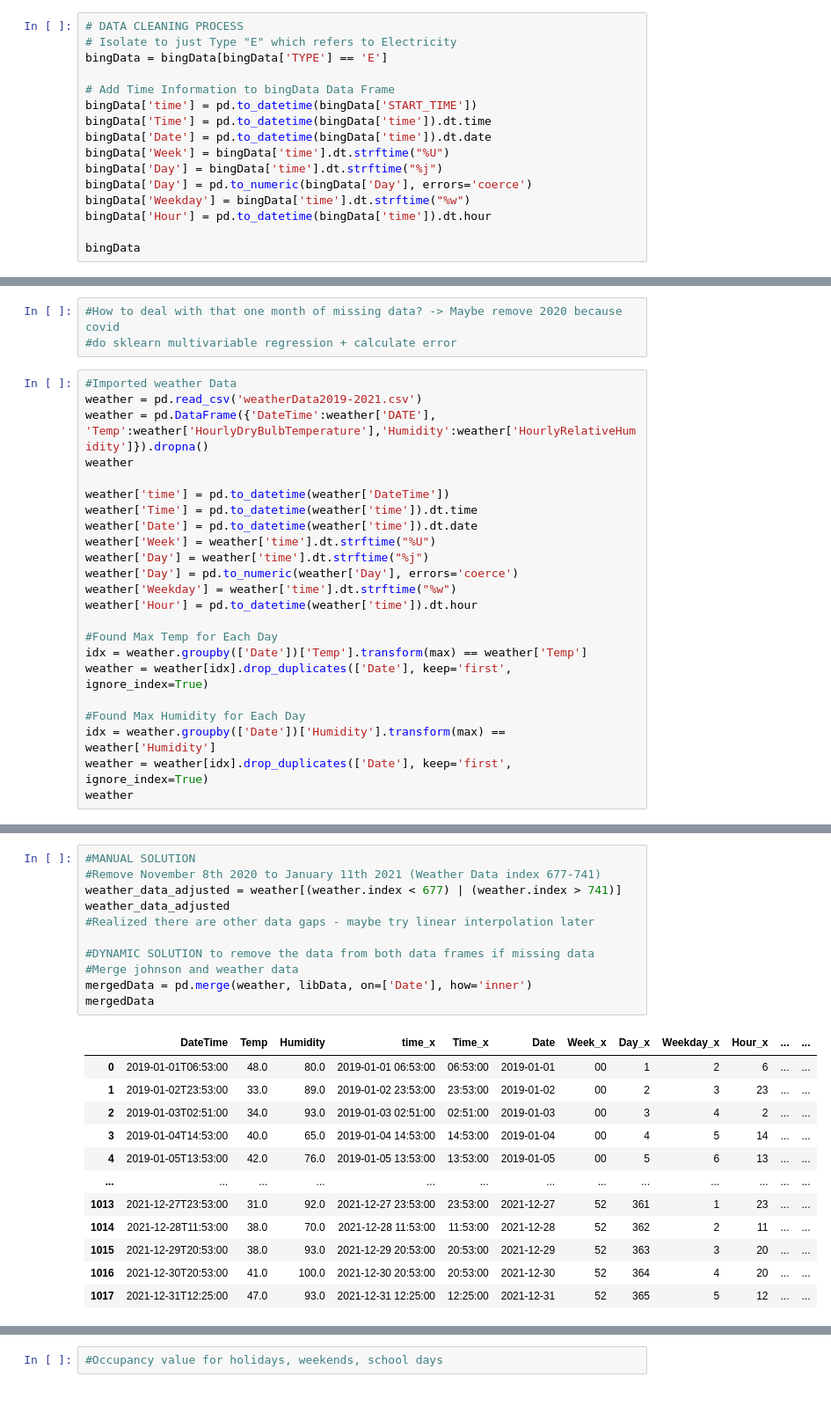
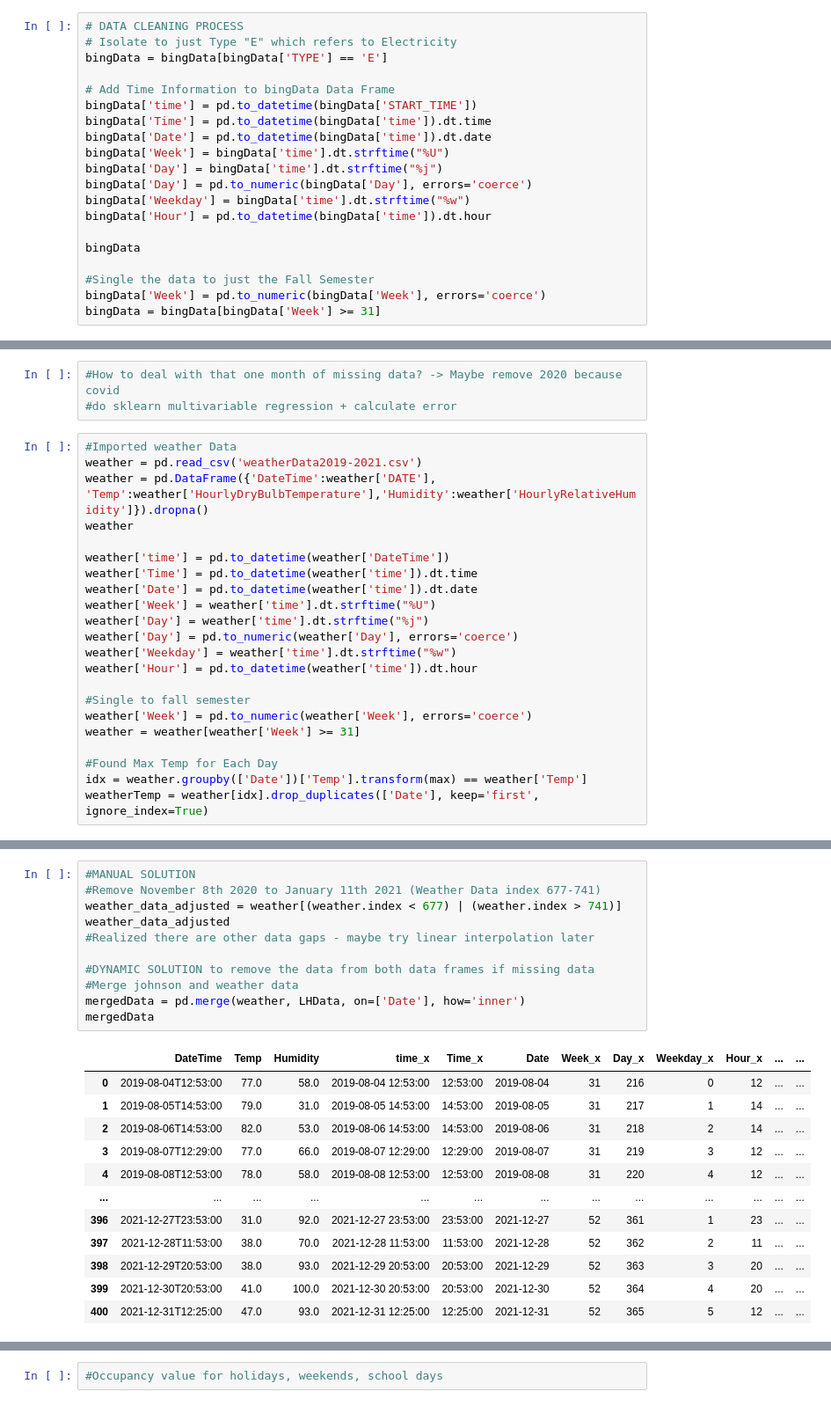
Before and after one commit to AaliyaJakir/energyResearch, a Jupyter notebook: exploring_bing_data.ipynb, the cells around one changed output, grey strips where cells are left out. Shown at 88% size. Saved outputs shown, nothing was run; the diff lists cells and outputs as text.

```diff
--- a/exploring_bing_data.ipynb
+++ b/exploring_bing_data.ipynb
@@ -46,6 +46,10 @@ bingData['Weekday'] = bingData['time'].dt.strftime("%w")
 bingData['Hour'] = pd.to_datetime(bingData['time']).dt.hour
 
 bingData
+
+#Single the data to just the Fall Semester
+bingData['Week'] = pd.to_numeric(bingData['Week'], errors='coerce')
+bingData = bingData[bingData['Week'] >= 31]
 # %% [output]
 A value is trying to be set on a copy of a slice from a DataFrame.
 Try using .loc[row_indexer,col_indexer] = value instead
@@ -139,13 +133,12 @@ weather['Day'] = pd.to_numeric(weather['Day'], errors='coerce')
 weather['Weekday'] = weather['time'].dt.strftime("%w")
 weather['Hour'] = pd.to_datetime(weather['time']).dt.hour
 
+#Single to fall semester
+weather['Week'] = pd.to_numeric(weather['Week'], errors='coerce')
+weather = weather[weather['Week'] >= 31]
+
 #Found Max Temp for Each Day
 idx = weather.groupby(['Date'])['Temp'].transform(max) == weather['Temp']
-weather = weather[idx].drop_duplicates(['Date'], keep='first', ignore_index=True)
-
-#Found Max Humidity for Each Day
-idx = weather.groupby(['Date'])['Humidity'].transform(max) == weather['Humidity']
-weather = weather[idx].drop_duplicates(['Date'], keep='first', ignore_index=True)
-weather
+weatherTemp = weather[idx].drop_duplicates(['Date'], keep='first', ignore_index=True)
 # %% [output]
 Columns (42,43,50,52,74,76,90) have mixed types.Specify dtype option on import or set low_memory=False.
@@ -165,24 +167,24 @@ Columns (42,43,50,52,74,76,90) have mixed types.Specify dtype option on import o
 # %%
 #MANUAL SOLUTION
 #Remove November 8th 2020 to January 11th 2021 (Weather Data index 677-741)
 weather_data_adjusted = weather[(weather.index < 677) | (weather.index > 741)]
 weather_data_adjusted
 #Realized there are other data gaps - maybe try linear interpolation later
 
 #DYNAMIC SOLUTION to remove the data from both data frames if missing data
 #Merge johnson and weather data
-mergedData = pd.merge(weather, libData, on=['Date'], how='inner')
+mergedData = pd.merge(weather, LHData, on=['Date'], how='inner')
 mergedData
 # %% [output]
 |  | DateTime | Temp | Humidity | time_x | Time_x | Date | Week_x | Day_x | Weekday_x | Hour_x | ... | ... |
-| 0 | 2019-01-01T06:53:00 | 48.0 | 80.0 | 2019-01-01 06:53:00 | 06:53:00 | 2019-01-01 | 00 | 1 | 2 | 6 | ... | ... |
-| 1 | 2019-01-02T23:53:00 | 33.0 | 89.0 | 2019-01-02 23:53:00 | 23:53:00 | 2019-01-02 | 00 | 2 | 3 | 23 | ... | ... |
-| 2 | 2019-01-03T02:51:00 | 34.0 | 93.0 | 2019-01-03 02:51:00 | 02:51:00 | 2019-01-03 | 00 | 3 | 4 | 2 | ... | ... |
-| 3 | 2019-01-04T14:53:00 | 40.0 | 65.0 | 2019-01-04 14:53:00 | 14:53:00 | 2019-01-04 | 00 | 4 | 5 | 14 | ... | ... |
-| 4 | 2019-01-05T13:53:00 | 42.0 | 76.0 | 2019-01-05 13:53:00 | 13:53:00 | 2019-01-05 | 00 | 5 | 6 | 13 | ... | ... |
+| 0 | 2019-08-04T12:53:00 | 77.0 | 58.0 | 2019-08-04 12:53:00 | 12:53:00 | 2019-08-04 | 31 | 216 | 0 | 12 | ... | ... |
+| 1 | 2019-08-05T14:53:00 | 79.0 | 31.0 | 2019-08-05 14:53:00 | 14:53:00 | 2019-08-05 | 31 | 217 | 1 | 14 | ... | ... |
+| 2 | 2019-08-06T14:53:00 | 82.0 | 53.0 | 2019-08-06 14:53:00 | 14:53:00 | 2019-08-06 | 31 | 218 | 2 | 14 | ... | ... |
+| 3 | 2019-08-07T12:29:00 | 77.0 | 66.0 | 2019-08-07 12:29:00 | 12:29:00 | 2019-08-07 | 31 | 219 | 3 | 12 | ... | ... |
+| 4 | 2019-08-08T12:53:00 | 78.0 | 58.0 | 2019-08-08 12:53:00 | 12:53:00 | 2019-08-08 | 31 | 220 | 4 | 12 | ... | ... |
 | ... | ... | ... | ... | ... | ... | ... | ... | ... | ... | ... | ... | ... |
-| 1013 | 2021-12-27T23:53:00 | 31.0 | 92.0 | 2021-12-27 23:53:00 | 23:53:00 | 2021-12-27 | 52 | 361 | 1 | 23 | ... | ... |
-| 1014 | 2021-12-28T11:53:00 | 38.0 | 70.0 | 2021-12-28 11:53:00 | 11:53:00 | 2021-12-28 | 52 | 362 | 2 | 11 | ... | ... |
-| 1015 | 2021-12-29T20:53:00 | 38.0 | 93.0 | 2021-12-29 20:53:00 | 20:53:00 | 2021-12-29 | 52 | 363 | 3 | 20 | ... | ... |
-| 1016 | 2021-12-30T20:53:00 | 41.0 | 100.0 | 2021-12-30 20:53:00 | 20:53:00 | 2021-12-30 | 52 | 364 | 4 | 20 | ... | ... |
-| 1017 | 2021-12-31T12:25:00 | 47.0 | 93.0 | 2021-12-31 12:25:00 | 12:25:00 | 2021-12-31 | 52 | 365 | 5 | 12 | ... | ... |
+| 396 | 2021-12-27T23:53:00 | 31.0 | 92.0 | 2021-12-27 23:53:00 | 23:53:00 | 2021-12-27 | 52 | 361 | 1 | 23 | ... | ... |
+| 397 | 2021-12-28T11:53:00 | 38.0 | 70.0 | 2021-12-28 11:53:00 | 11:53:00 | 2021-12-28 | 52 | 362 | 2 | 11 | ... | ... |
+| 398 | 2021-12-29T20:53:00 | 38.0 | 93.0 | 2021-12-29 20:53:00 | 20:53:00 | 2021-12-29 | 52 | 363 | 3 | 20 | ... | ... |
+| 399 | 2021-12-30T20:53:00 | 41.0 | 100.0 | 2021-12-30 20:53:00 | 20:53:00 | 2021-12-30 | 52 | 364 | 4 | 20 | ... | ... |
+| 400 | 2021-12-31T12:25:00 | 47.0 | 93.0 | 2021-12-31 12:25:00 | 12:25:00 | 2021-12-31 | 52 | 365 | 5 | 12 | ... | ... |
```
Also changed, not shown: parts of 15 cells of this notebook, 1 other file.
